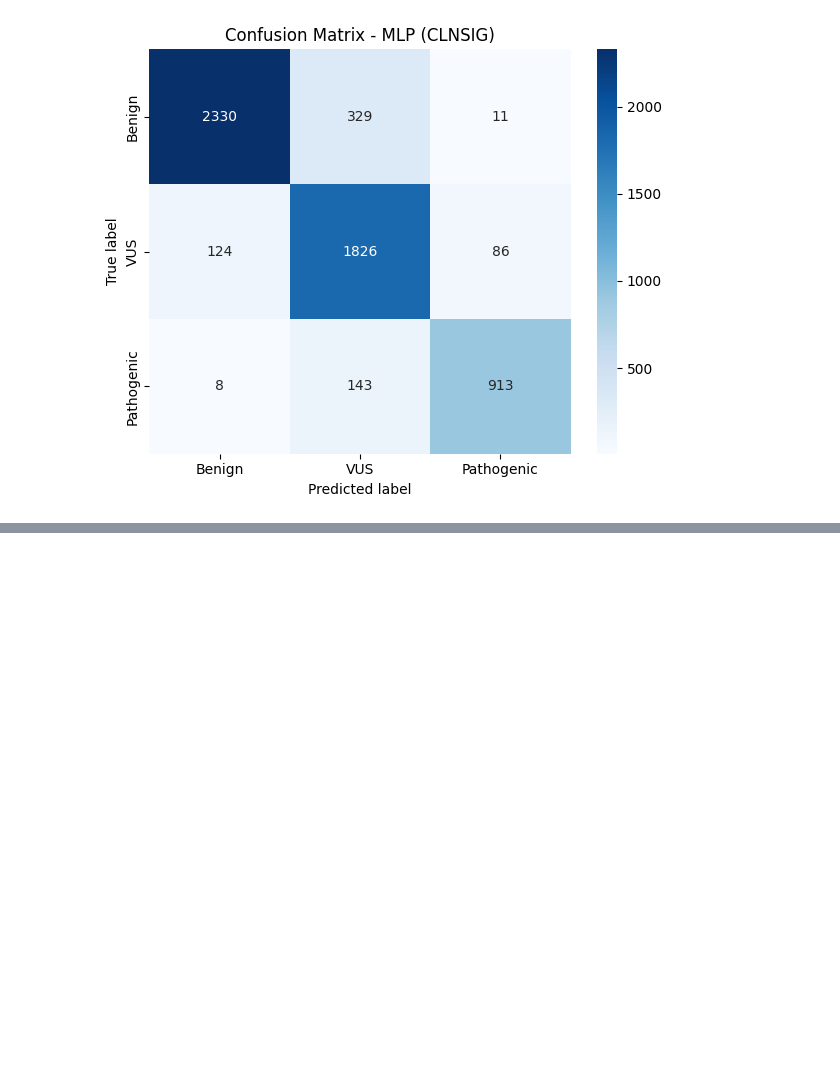
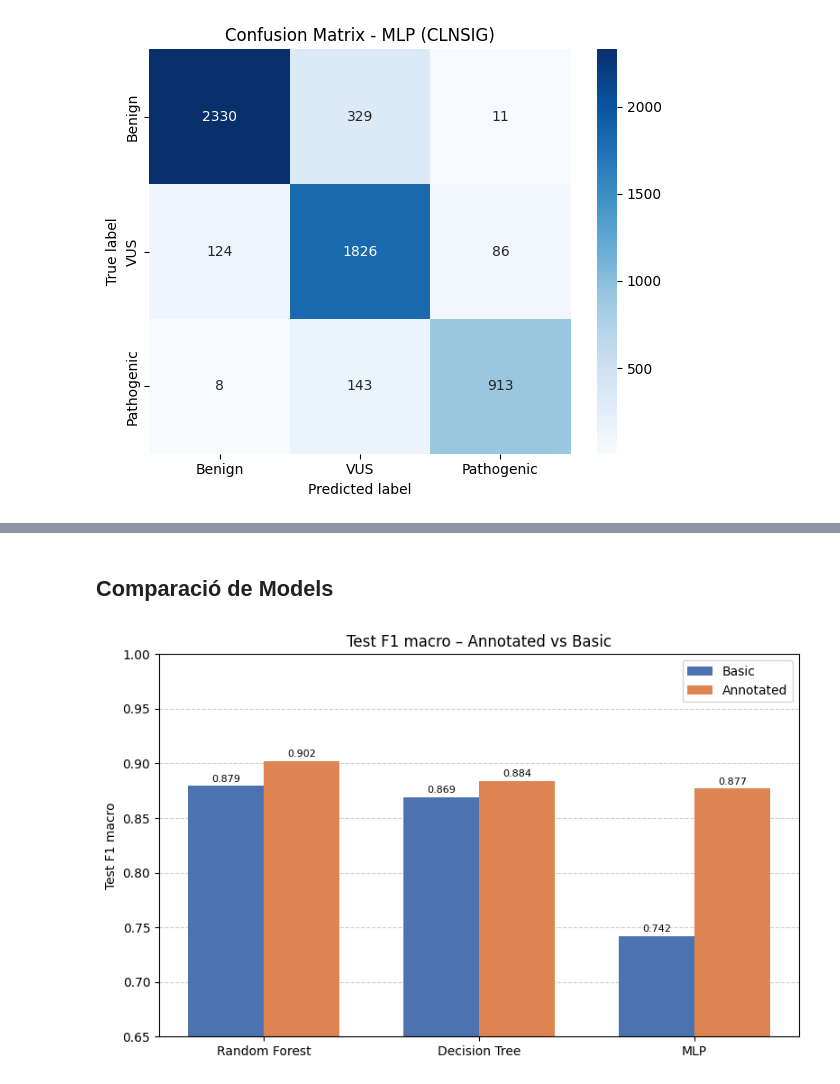
Before and after one commit to eliagarcia/tfg-genetic-variants, a Jupyter notebook: notebooks/clnsig.ipynb, the cells around one changed output, grey strips where cells are left out. Cells and saved outputs as stored; diff of their text form; code cells hidden in the pictures; blank space fills up the shorter version.

```diff
--- a/notebooks/clnsig.ipynb
+++ b/notebooks/clnsig.ipynb
@@ -421,0 +837,60 @@ F1 macro al test: 0.8770306513375609
+# %% [markdown]
+## Comparació de Models
+# %%
+from sklearn.metrics import classification_report, accuracy_score
+import pandas as pd
+import matplotlib.pyplot as plt
+import numpy as np
+
+models = [
+    ("Decision Tree", "Annotated", grid_dt.best_score_,               y_test,       y_pred_dt),
+    ("Random Forest", "Annotated", random_search_rf.best_score_,      y_test,       y_pred_rf),
+    ("MLP",           "Annotated", random_search_mlp.best_score_,     y_test,       y_pred_mlp),
+    ("Decision Tree", "Basic",     grid_dt_basic.best_score_,         y_test_basic, y_pred_dt_basic),
+    ("Random Forest", "Basic",     random_search_rf_basic.best_score_,  y_test_basic, y_pred_rf_basic),
+    ("MLP",           "Basic",     random_search_mlp_basic.best_score_, y_test_basic, y_pred_mlp_basic),
+]
+
+rows = []
+for name, dataset, cv_f1, y_true, y_pred in models:
+    rep = classification_report(y_true, y_pred, target_names=CLASS_NAMES, output_dict=True)
+    rows.append({
+        "Model":         name,
+        "Dataset":       dataset,
+        "CV F1 macro":   round(cv_f1, 4),
+        "Test F1 macro": round(rep["macro avg"]["f1-score"], 4),
+        "Test Accuracy": round(accuracy_score(y_true, y_pred), 4),
+        "F1 Benign":     round(rep["Benign"]["f1-score"], 4),
+        "F1 VUS":        round(rep["VUS"]["f1-score"], 4),
+        "F1 Pathogenic": round(rep["Pathogenic"]["f1-score"], 4),
+    })
+
+df_results = pd.DataFrame(rows)
+
+
+# Gràfic comparatiu Annotated vs Basic
+model_names = pivot.index.tolist()
+x = np.arange(len(model_names))
+width = 0.35
+
+fig, ax = plt.subplots(figsize=(8, 5))
+ax.bar(x - width/2, pivot["Basic"],      width, label="Basic",      color="#4C72B0")
+ax.bar(x + width/2, pivot["Annotated"],  width, label="Annotated",  color="#DD8452")
+
+for i, (b, a) in enumerate(zip(pivot["Basic"], pivot["Annotated"])):
+    ax.text(i - width/2, b + 0.002, f"{b:.3f}", ha="center", va="bottom", fontsize=8)
+    ax.text(i + width/2, a + 0.002, f"{a:.3f}", ha="center", va="bottom", fontsize=8)
+
+ax.set_xticks(x)
+ax.set_xticklabels(model_names, fontsize=10)
+ax.set_ylim(0.65, 1.00)
+ax.set_ylabel("Test F1 macro")
+ax.set_title("Test F1 macro – Annotated vs Basic")
+ax.legend()
+ax.yaxis.grid(True, linestyle="--", alpha=0.6)
+ax.set_axisbelow(True)
+
+plt.tight_layout()
+plt.show()
+# %% [output]
+[figure, added]
```
Also changed, not shown: parts of 12 cells of this notebook.
